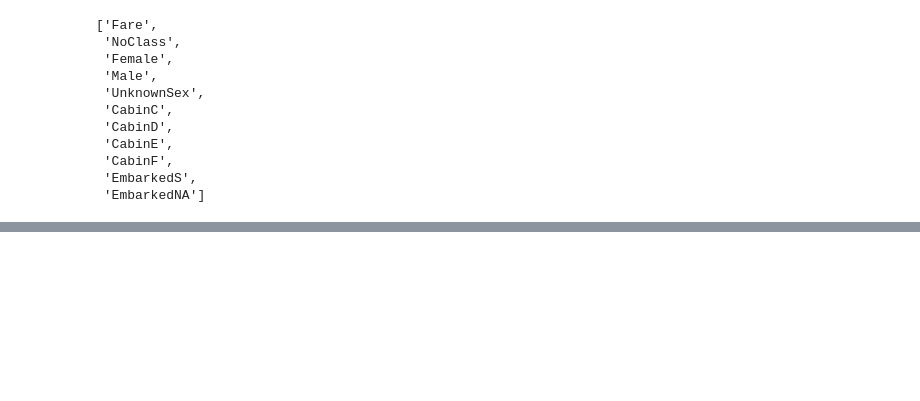
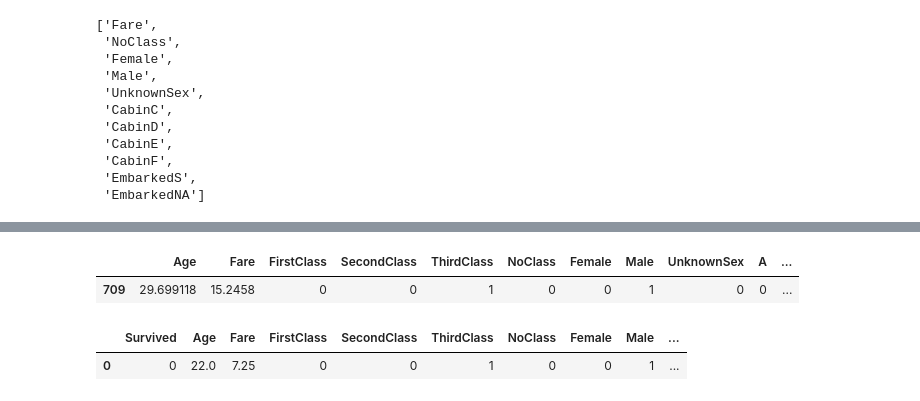
Before and after one commit to SimonAytes/kaggle-titanic-survival, a Jupyter notebook: notebooks/DataExploration.ipynb, the cells around one changed output, grey strips where cells are left out. Saved outputs shown, nothing was run; the diff lists cells and outputs as text; code cells hidden in the pictures; blank space fills up the shorter version.

```diff
--- a/notebooks/DataExploration.ipynb
+++ b/notebooks/DataExploration.ipynb
@@ -291,0 +358,10 @@ titanic.describe()
+# %%
+x_test.head(1)
+# %% [output]
+|  | Age | Fare | FirstClass | SecondClass | ThirdClass | NoClass | Female | Male | UnknownSex | A | ... |
+| 709 | 29.699118 | 15.2458 | 0 | 0 | 1 | 0 | 0 | 1 | 0 | 0 | ... |
+# %%
+titanic.head(1)
+# %% [output]
+|  | Survived | Age | Fare | FirstClass | SecondClass | ThirdClass | NoClass | Female | Male | ... |
+| 0 | 0 | 22.0 | 7.25 | 0 | 0 | 1 | 0 | 0 | 1 | ... |
```
Also changed, not shown: parts of 36 cells of this notebook, 3 other files.
